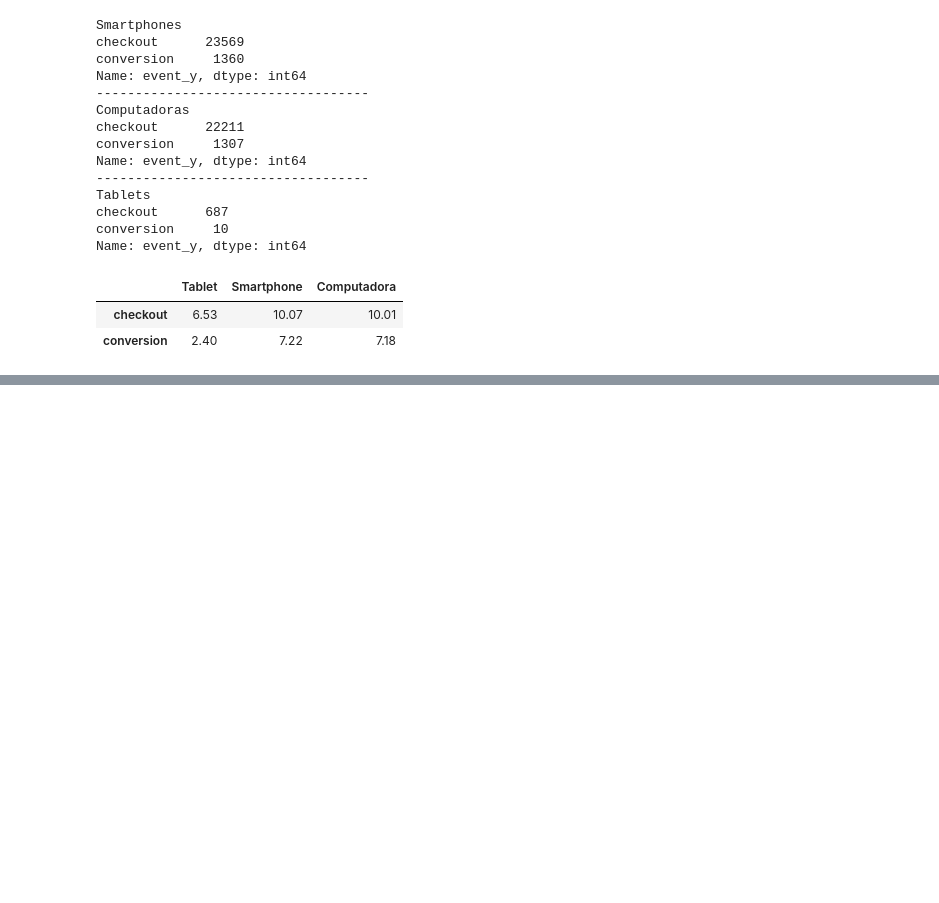
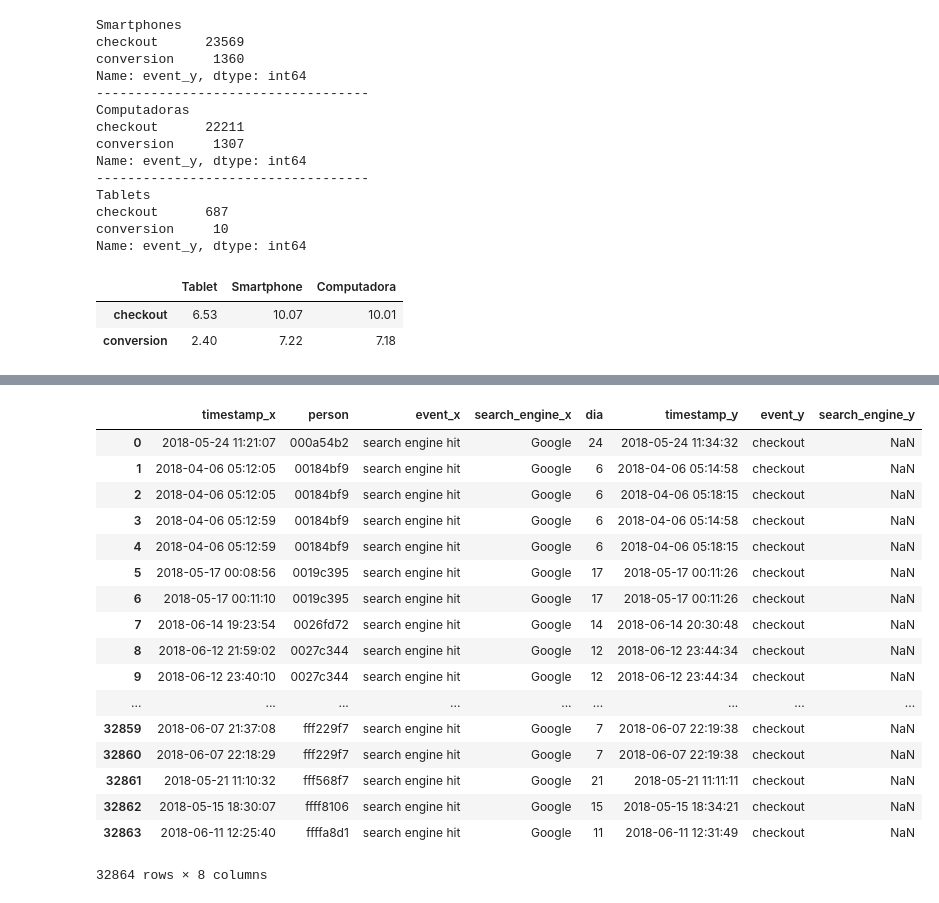
Before and after one commit to EugeniaFranchi/TP-Datos, a Jupyter notebook: TpDatos.ipynb, the cells around one changed output, grey strips where cells are left out. Saved outputs shown, nothing was run; the diff lists cells and outputs as text; code cells hidden in the pictures; blank space fills up the shorter version.

```diff
--- a/TpDatos.ipynb
+++ b/TpDatos.ipynb
@@ -986,3 +986,34 @@ g.set_xlabel("Dispositivo", fontsize=15)
 # %% [output]
 Text(0.5,0,'Dispositivo')
 [figure]
+# %%
+personas = dataframe.filter(['timestamp','person','event','search_engine'], axis=1)
+personas['dia']=pd.to_datetime(personas['timestamp'])
+personas['dia']=personas['dia'].dt.day
+personas = personas.loc[(personas['search_engine'].isnull()==False)|(personas['event']=='checkout')|(personas['event']=='conversion'),:]
+
+df1=personas.loc[personas['search_engine'].isnull()==False]
+
+df2=personas.loc[(personas['event']=='checkout') |(personas['event']=='conversion')]
+
+result = pd.merge(df1,df2,on=['dia','person'],how='inner')
+result
+# %% [output]
+|  | timestamp_x | person | event_x | search_engine_x | dia | timestamp_y | event_y | search_engine_y |
+| 0 | 2018-05-24 11:21:07 | 000a54b2 | search engine hit | Google | 24 | 2018-05-24 11:34:32 | checkout | NaN |
+| 1 | 2018-04-06 05:12:05 | 00184bf9 | search engine hit | Google | 6 | 2018-04-06 05:14:58 | checkout | NaN |
+| 2 | 2018-04-06 05:12:05 | 00184bf9 | search engine hit | Google | 6 | 2018-04-06 05:18:15 | checkout | NaN |
+| 3 | 2018-04-06 05:12:59 | 00184bf9 | search engine hit | Google | 6 | 2018-04-06 05:14:58 | checkout | NaN |
+| 4 | 2018-04-06 05:12:59 | 00184bf9 | search engine hit | Google | 6 | 2018-04-06 05:18:15 | checkout | NaN |
+| 5 | 2018-05-17 00:08:56 | 0019c395 | search engine hit | Google | 17 | 2018-05-17 00:11:26 | checkout | NaN |
+| 6 | 2018-05-17 00:11:10 | 0019c395 | search engine hit | Google | 17 | 2018-05-17 00:11:26 | checkout | NaN |
+| 7 | 2018-06-14 19:23:54 | 0026fd72 | search engine hit | Google | 14 | 2018-06-14 20:30:48 | checkout | NaN |
+| 8 | 2018-06-12 21:59:02 | 0027c344 | search engine hit | Google | 12 | 2018-06-12 23:44:34 | checkout | NaN |
+| 9 | 2018-06-12 23:40:10 | 0027c344 | search engine hit | Google | 12 | 2018-06-12 23:44:34 | checkout | NaN |
+| ... | ... | ... | ... | ... | ... | ... | ... | ... |
+| 32859 | 2018-06-07 21:37:08 | fff229f7 | search engine hit | Google | 7 | 2018-06-07 22:19:38 | checkout | NaN |
+| 32860 | 2018-06-07 22:18:29 | fff229f7 | search engine hit | Google | 7 | 2018-06-07 22:19:38 | checkout | NaN |
+| 32861 | 2018-05-21 11:10:32 | fff568f7 | search engine hit | Google | 21 | 2018-05-21 11:11:11 | checkout | NaN |
+| 32862 | 2018-05-15 18:30:07 | ffff8106 | search engine hit | Google | 15 | 2018-05-15 18:34:21 | checkout | NaN |
+| 32863 | 2018-06-11 12:25:40 | ffffa8d1 | search engine hit | Google | 11 | 2018-06-11 12:31:49 | checkout | NaN |
+32864 rows × 8 columns
```
Also changed, not shown: parts of 19 cells of this notebook.
